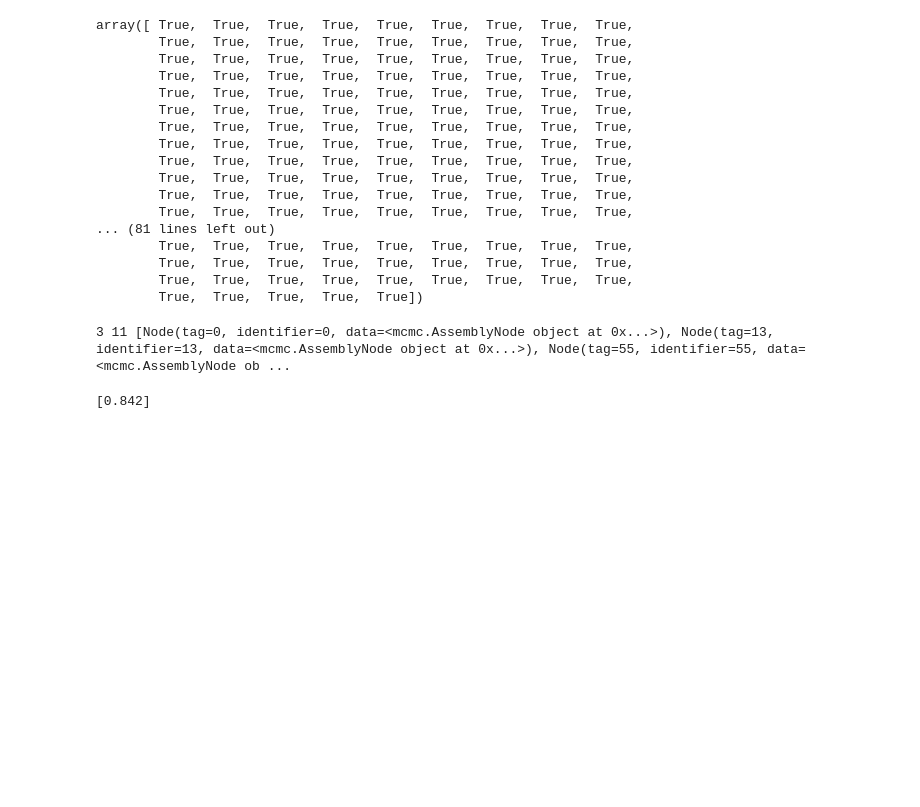
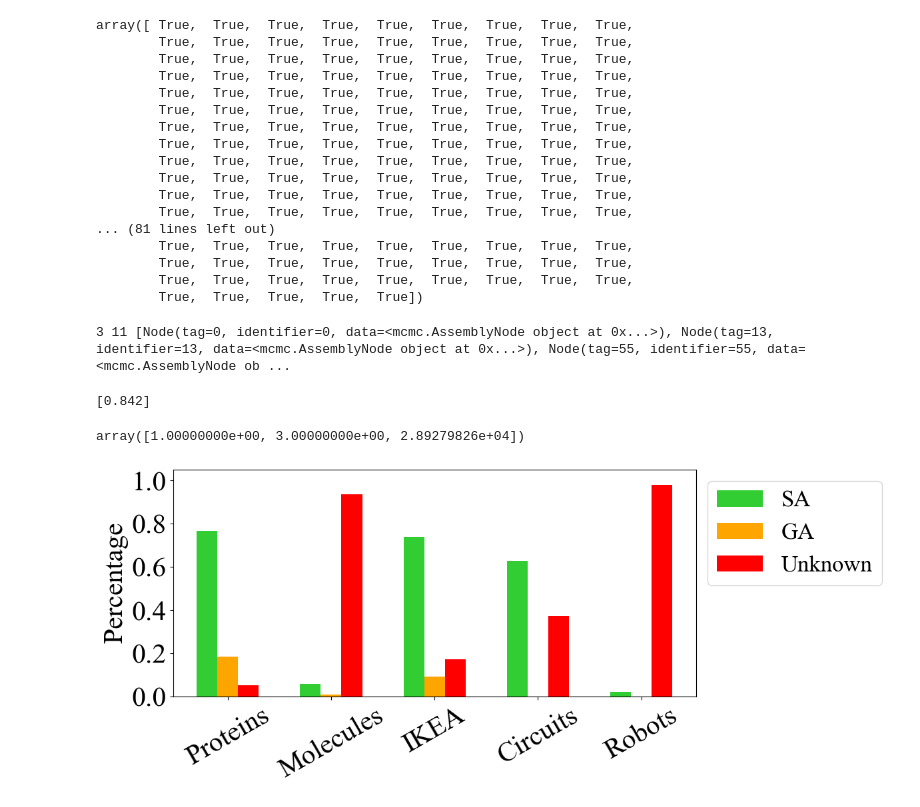
Before and after one commit to coryglover/NetDesign, a Jupyter notebook: notebooks/figs.ipynb, the cells around one changed output. Drawn from its saved outputs; the diff is of its cells as text; code cells hidden in the pictures; blank space fills up the shorter version.

```diff
--- a/notebooks/figs.ipynb
+++ b/notebooks/figs.ipynb
@@ -754,3 +773,13 @@ for i, T in enumerate(trees):
 T.Tree.get_node(0).data.p
 # %% [output]
 [0.842]
+# %%
+np.loadtxt('../data/proteins/human/treefiles/CPX-1919_tree_stats.txt',skiprows=1,delimiter=',')[0].flatten()
+# %% [output]
+array([1.00000000e+00, 3.00000000e+00, 2.89279826e+04])
+# %%
+ikea_df = pd.read_csv('../stats/Ikea/newest_assembly_stats.csv',index_col=False)
+protein_df = pd.read_csv('../stats/proteins/newest_assembly_stats.csv',index_col=False)
+molecule_df = pd.read_csv('../stats/molecules/newest_assembly_stats.csv',index_col=False)
+robot_df = pd.read_csv('../stats/robots/newest_assembly_stats.csv',index_col=False)
+circuit_df = pd.read_csv('../stats/circuits/newest_assembly_stats.csv',index_col=False)
@@ -756,0 +812,6 @@ T.Tree.get_node(0).data.p
+# %%
+protein_df = protein_df[protein_df['tree_depth'] != np.nan]
+molecule_df = molecule_df[molecule_df['tree_depth'] != np.nan]
+ikea_df = ikea_df[ikea_df['tree_depth'] != np.nan]
+circuit_df = circuit_df[circuit_df['tree_depth'] != np.nan]
+robot_df = robot_df[robot_df['tree_depth'] != np.nan]
@@ -756,0 +864,40 @@ T.Tree.get_node(0).data.p
+# %%
+csfont = {'fontname':'Times New Roman'}
+from matplotlib import rc
+rc('font',**{'family':'serif','serif':['Times New Roman']})
+rc('text', usetex=False)
+
+plt.figure(figsize=(12, 5))
+
+plt.bar(0, prot_sa_perc, width=0.2, color='#32CD32', label='SA', alpha=1)
+plt.bar(.2, prot_ga_perc, width=0.2, color='orange', label='GA', alpha=1)
+plt.bar(.4, prot_non_sa_perc, width=0.2, label='Unknown', color='red', alpha=1)
+
+plt.bar(1, mol_sa_perc, width=0.2, color='#32CD32', alpha=1)
+plt.bar(1.2, mol_ga_perc, width=0.2, color='orange', alpha=1)
+plt.bar(1.4, mol_non_sa_perc, width=0.2, color='red', alpha=1)
+
+plt.bar(2, ikea_sa_perc, width=0.2, color='#32CD32', alpha=1)
+plt.bar(2.2, ikea_ga_perc, width=0.2, color='orange', alpha=1)
+plt.bar(2.4, ikea_non_sa_perc, width=0.2, color='red', alpha=1)
+
+plt.bar(3, circuit_sa_perc, width=0.2, color='#32CD32', alpha=1)
+plt.bar(3.2, circuit_ga_perc, width=0.2, color='orange', alpha=1)
+plt.bar(3.4, circuit_non_sa_perc, width=0.2, color='red', alpha=1)
+
+plt.bar(4, robot_sa_perc, width=0.2, color='#32CD32', alpha=1)
+plt.bar(4.2, robot_ga_perc, width=0.2, color='orange', alpha=1)
+plt.bar(4.4, robot_non_sa_perc, width=0.2, color='red', alpha=1)
+
+plt.xticks([0.2, 1.2, 2.2, 3.2, 4.2], ['Proteins', 'Molecules', 'IKEA', 'Circuits', 'Robots'], fontsize=30,rotation=30)
+plt.yticks(fontsize=30)
+# plt.xlabel(r'Specificity $\psi$', fontsize=35)
+plt.ylabel(r'Percentage', fontsize=30)
+# plt.xlim(-.02, 1.02)
+plt.ylim(0, 1.05)
+plt.legend(loc='upper left', bbox_to_anchor=(1, 1), fontsize=25)
+plt.tight_layout()
+# plt.savefig('/Users/glover.co/CCNR Dropbox/Success Team/Glover, Cory/network_design/drafts/Network-Design-March-2025-/v10/figs/guided_assembly.png', bbox_inches='tight', dpi=1200)
+plt.show()
+# %% [output]
+[figure, added]
```
Also changed, not shown: parts of 11 cells of this notebook, 10 other files.
